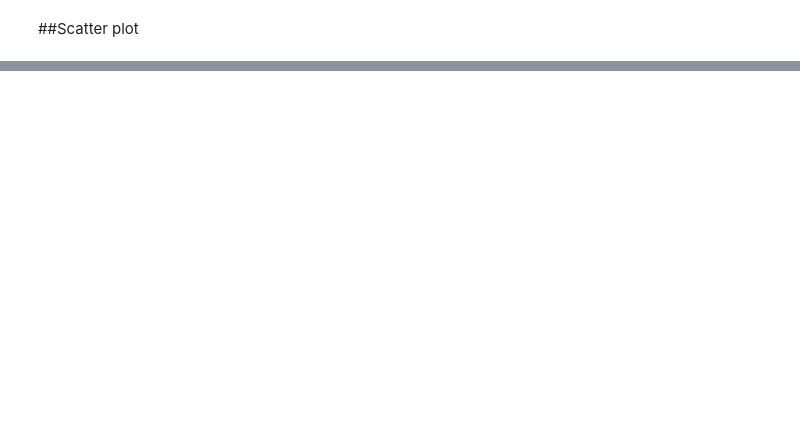
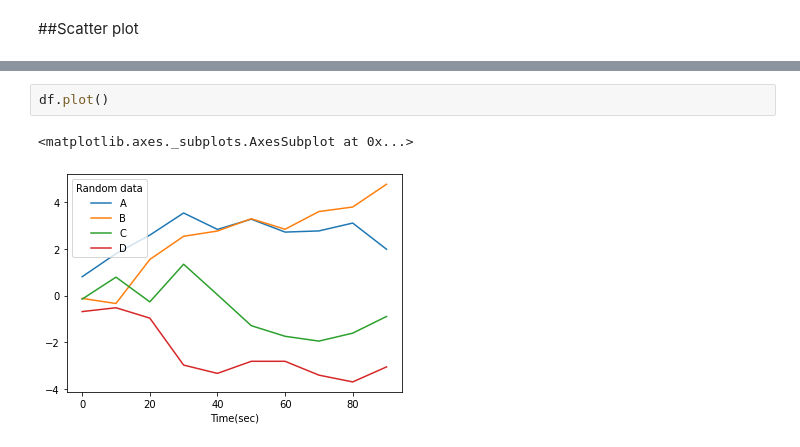
Before and after one commit to cchio74/forgemaster, a Jupyter notebook: lab04_LHC_plot.ipynb, the cells around one changed output, grey strips where cells are left out. Cells and saved outputs as stored; diff of their text form; blank space fills up the shorter version.

```diff
--- a/lab04_LHC_plot.ipynb
+++ b/lab04_LHC_plot.ipynb
@@ -326,0 +318,5 @@ plt.scatter(x=df['A'],y=df['B'],s=df['C']*-100,c=df['D'])
+# %%
+df.plot()
+# %% [output]
+<matplotlib.axes._subplots.AxesSubplot at 0x...>
+[figure, added]
```
Also changed, not shown: parts of 63 cells of this notebook.
